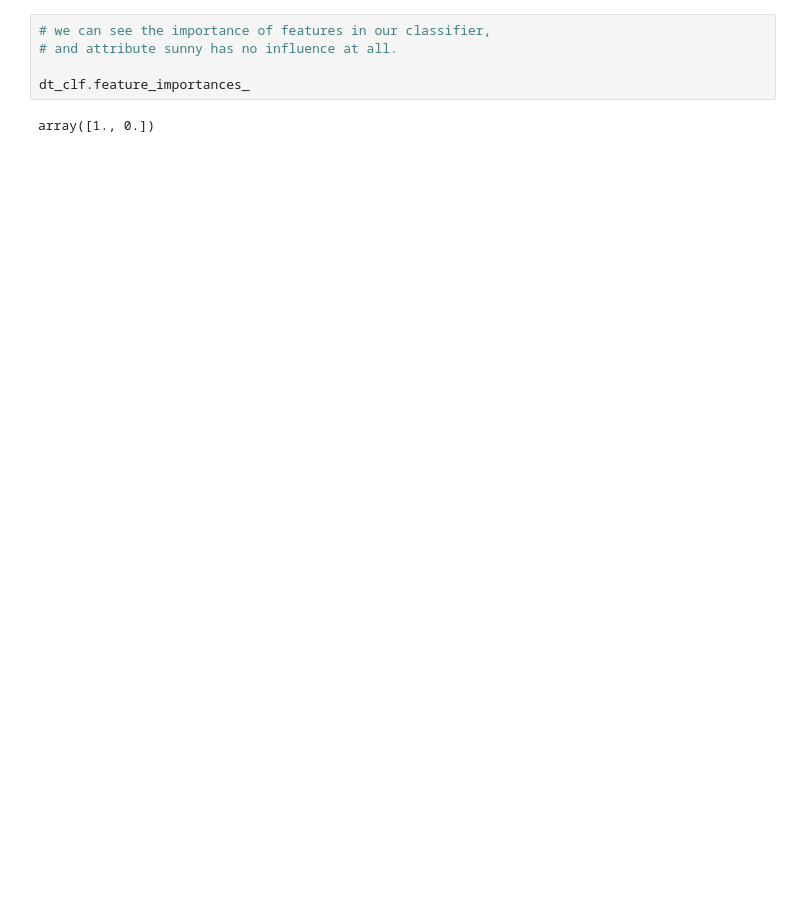
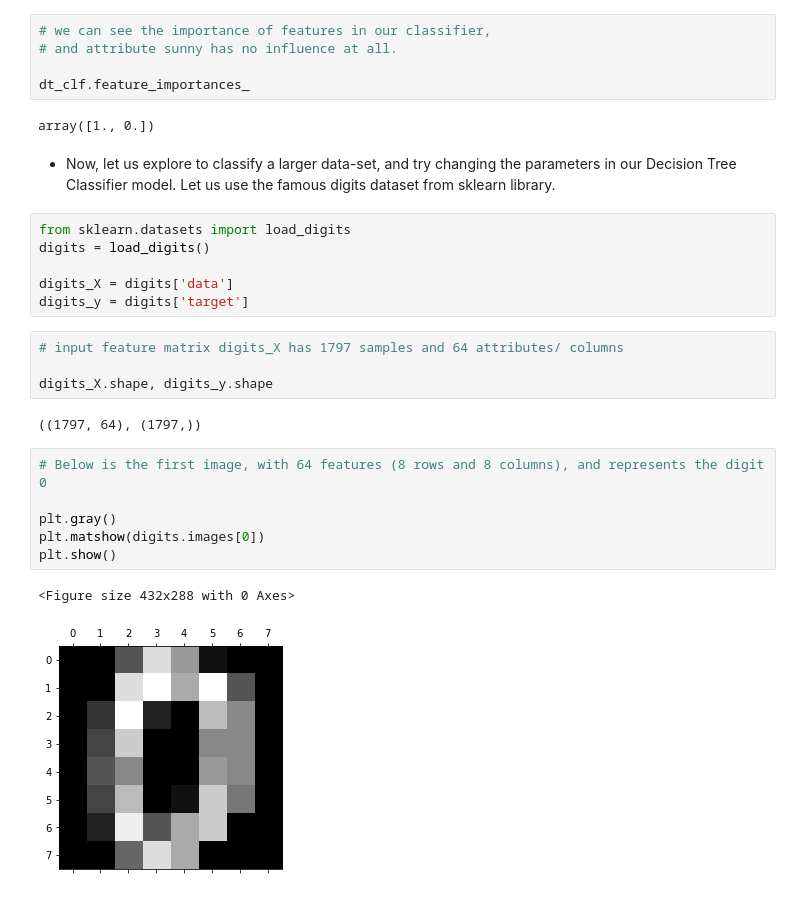
Before and after one commit to AdiVarma27/AdiVarma27.github.io, a Jupyter notebook: _jupyter/2019-07-09-Decision Trees & Random Forests.ipynb, the cells around one changed output. Cells and saved outputs as stored; diff of their text form; blank space fills up the shorter version.

```diff
--- a/_jupyter/2019-07-09-Decision Trees & Random Forests.ipynb
+++ b/_jupyter/2019-07-09-Decision Trees & Random Forests.ipynb
@@ -133,3 +139,26 @@ Source(tree.export_graphviz(dt_clf, out_file=None, feature_names=df[['rainy','su
 dt_clf.feature_importances_
 # %% [output]
 array([1., 0.])
+# %% [markdown]
+* Now, let us explore to classify a larger data-set, and try changing the parameters in our Decision Tree Classifier model. Let us use the famous digits dataset from sklearn library.
+# %%
+from sklearn.datasets import load_digits
+digits = load_digits()
+
+digits_X = digits['data']
+digits_y = digits['target']
+# %%
+# input feature matrix digits_X has 1797 samples and 64 attributes/ columns
+
+digits_X.shape, digits_y.shape
+# %% [output]
+((1797, 64), (1797,))
+# %%
+# Below is the first image, with 64 features (8 rows and 8 columns), and represents the digit 0
+
+plt.gray()
+plt.matshow(digits.images[0])
+plt.show()
+# %% [output]
+<Figure size 432x288 with 0 Axes>
+[figure, added]
```
Also changed, not shown: parts of 17 cells of this notebook.
